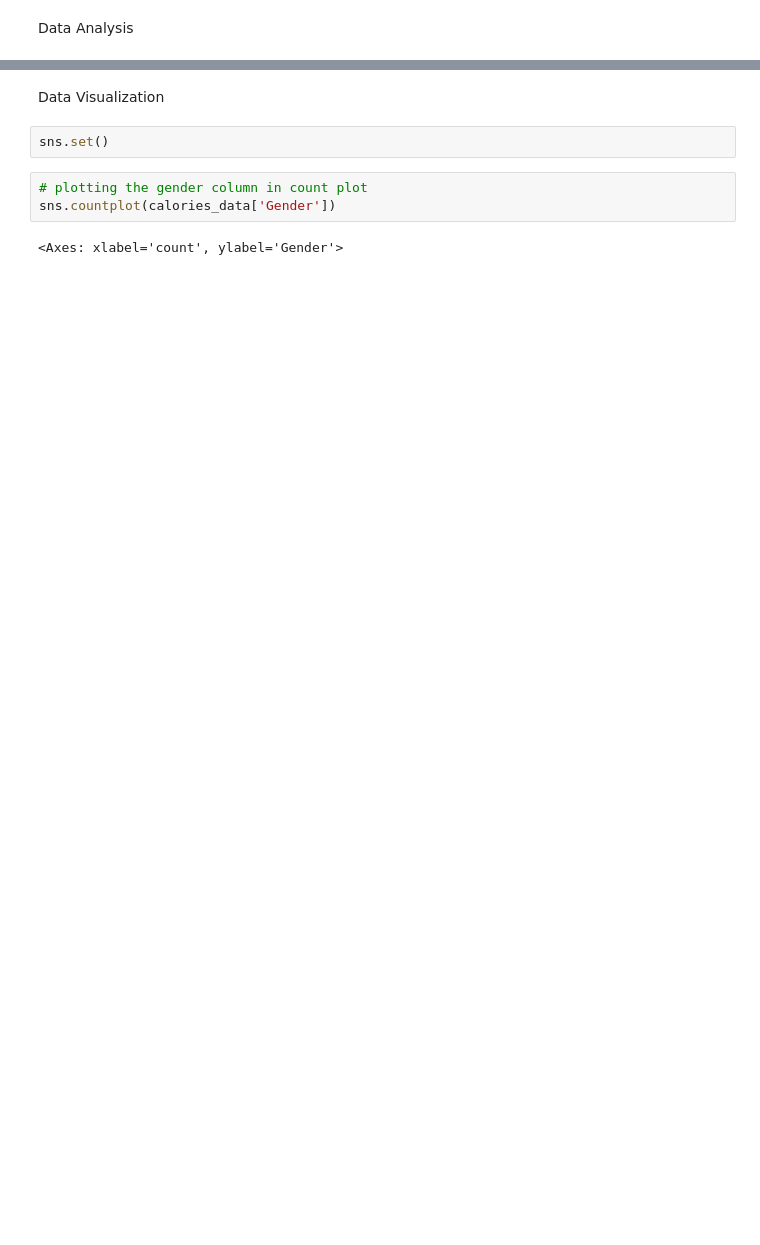
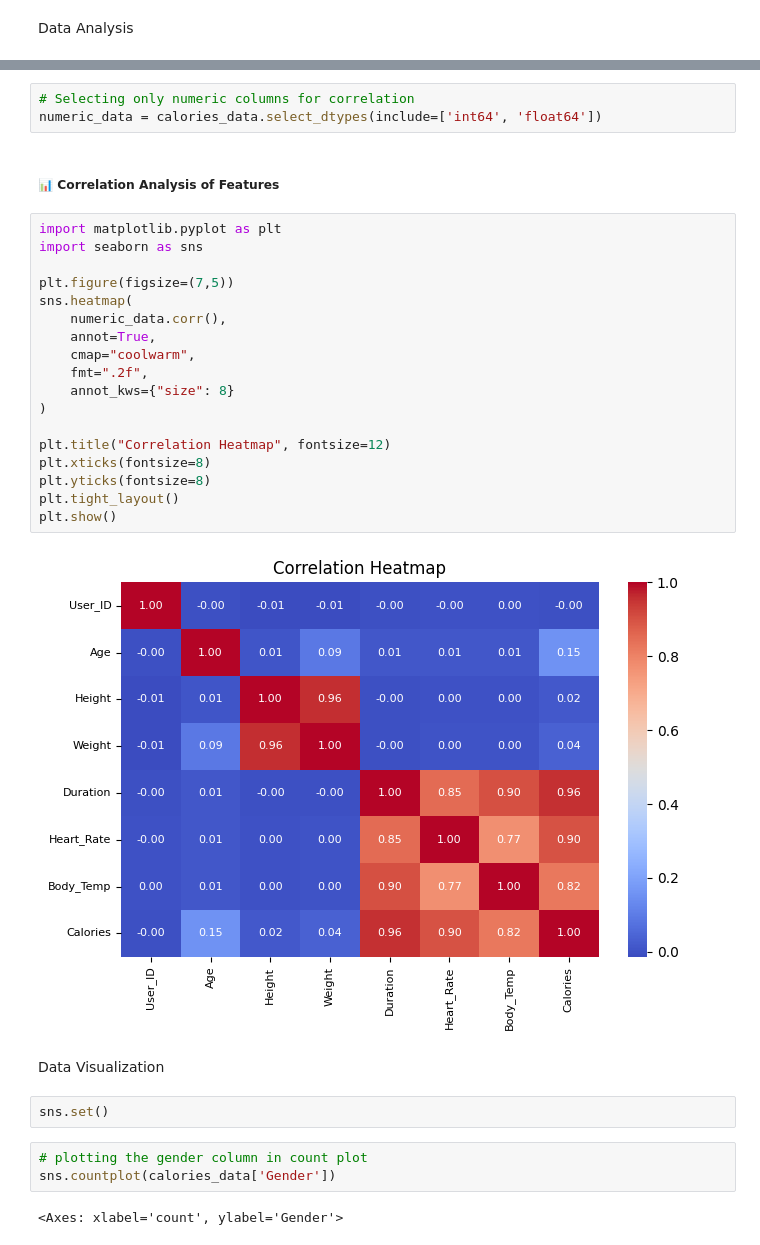
Before and after one commit to rishibanspanigrahi1818-glitch/machine-learning-first-project, a Jupyter notebook: Comparative Analysis of Regression Models for Calorie Burn Prediction Using Physiological Data.ipynb, the cells around one changed output, grey strips where cells are left out. Cells and saved outputs as stored; diff of their text form; blank space fills up the shorter version.

```diff
--- a/Comparative Analysis of Regression Models for Calorie Burn Prediction Using Physiological Data.ipynb
+++ b/Comparative Analysis of Regression Models for Calorie Burn Prediction Using Physiological Data.ipynb
@@ -102,6 +127,31 @@ calories_data.describe()
 | 50% | 1.499728e+07 | 39.000000 | 175.000000 | 74.000000 | 16.000000 | 96.000000 | 40.200000 | 79.000000 |
 | 75% | 1.744928e+07 | 56.000000 | 185.000000 | 87.000000 | 23.000000 | 103.000000 | 40.600000 | 138.000000 |
 | max | 1.999965e+07 | 79.000000 | 222.000000 | 132.000000 | 30.000000 | 128.000000 | 41.500000 | 314.000000 |
+# %%
+# Selecting only numeric columns for correlation
+numeric_data = calories_data.select_dtypes(include=['int64', 'float64'])
+# %% [markdown]
+##### 📊 Correlation Analysis of Features
+# %%
+import matplotlib.pyplot as plt
+import seaborn as sns
+
+plt.figure(figsize=(7,5))
+sns.heatmap(
+    numeric_data.corr(),
+    annot=True,
+    cmap="coolwarm",
+    fmt=".2f",
+    annot_kws={"size": 8}
+)
+
+plt.title("Correlation Heatmap", fontsize=12)
+plt.xticks(fontsize=8)
+plt.yticks(fontsize=8)
+plt.tight_layout()
+plt.show()
+# %% [output]
+[figure, added]
 # %% [markdown]
 Data Visualization
 # %%
```
Also changed, not shown: parts of 12 cells of this notebook.
